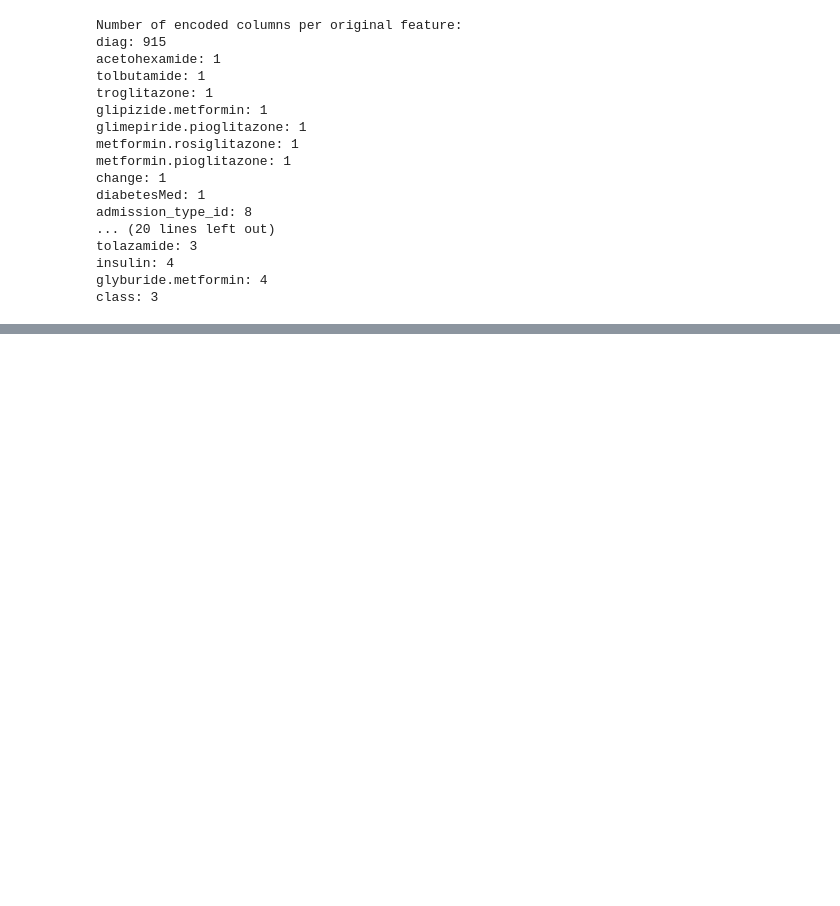
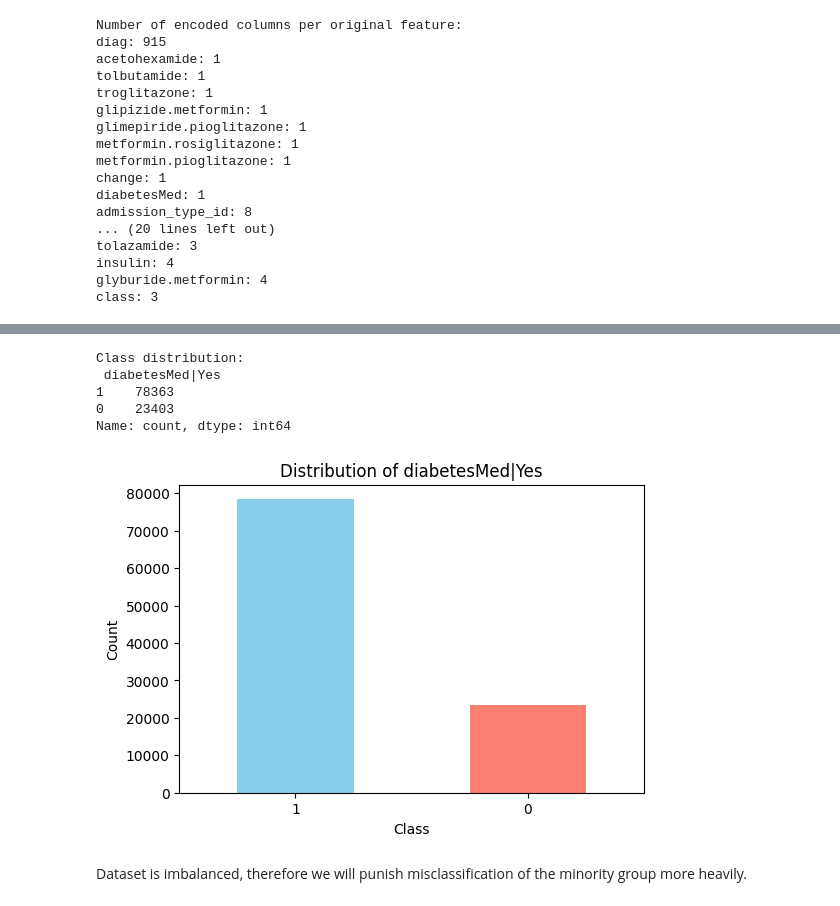
Before and after one commit to kurcinamarian/ZNEUS-2025-Diabetes, a Jupyter notebook: notebooks/DataAnalysis.ipynb, the cells around one changed output, grey strips where cells are left out. Saved outputs shown, nothing was run; the diff lists cells and outputs as text; code cells hidden in the pictures; blank space fills up the shorter version.

```diff
--- a/notebooks/DataAnalysis.ipynb
+++ b/notebooks/DataAnalysis.ipynb
@@ -448,5 +429,5 @@ dtype: float64
 # %%
-encoded_columns = df_encoded.columns
+encoded_columns = df.columns
 
 feature_counts = {}
 
@@ -485,0 +469,10 @@ class: 3
+# %%
+correlation_matrix = df.corrwith(df['diabetesMed|Yes'])
+
+encoded_cols = [col for col in df.columns if df[col].dtype != 'float']
+df[encoded_cols] = df[encoded_cols].astype(int)
+
+
+print("\nCorrelation with 'diabetesMed|Yes':")
+display(correlation_matrix.sort_values(ascending=False).head(30))
+display(correlation_matrix.sort_values(ascending=True).head(30))
@@ -488,8 +517,8 @@ import pandas as pd
 from sklearn.ensemble import RandomForestClassifier
 from sklearn.model_selection import train_test_split
 
-X = df_encoded.drop(columns=['diabetesMed|Yes'])
-y = df_encoded['diabetesMed|Yes']
+X = df.drop(columns=['diabetesMed|Yes'])
+y = df['diabetesMed|Yes']
 
 X_train, X_test, y_train, y_test = train_test_split(X, y, test_size=0.2, random_state=42)
 
@@ -500,7 +529,4 @@ importances = pd.Series(model.feature_importances_, index=X.columns)
 
 importances_sorted = importances.sort_values(ascending=False)
 print(importances_sorted.head(50))
-
-top_features = importances_sorted.head(200).index
-X_selected = X[top_features]
 # %% [output]
@@ -752,0 +586,5 @@ ROC-AUC:      0.9972
+# %%
+X = df[selected_features]
+y = df['diabetesMed|Yes']
+dataset = pd.concat([X, y], axis=1)
+dataset.head()
@@ -752,0 +599,21 @@ ROC-AUC:      0.9972
+# %%
+class_counts = dataset['diabetesMed|Yes'].value_counts()
+print("Class distribution:\n", class_counts)
+
+# --- Plot distribution ---
+plt.figure(figsize=(6,4))
+class_counts.plot(kind='bar', color=['skyblue','salmon'])
+plt.title('Distribution of diabetesMed|Yes')
+plt.xlabel('Class')
+plt.ylabel('Count')
+plt.xticks(rotation=0)
+plt.show()
+# %% [output]
+Class distribution:
+ diabetesMed|Yes
+1    78363
+0    23403
+Name: count, dtype: int64
+[figure, added]
+# %% [markdown]
+Dataset is imbalanced, therefore we will punish misclassification of the minority group more heavily.
```
Also changed, not shown: parts of 38 cells of this notebook, 1 other file.
